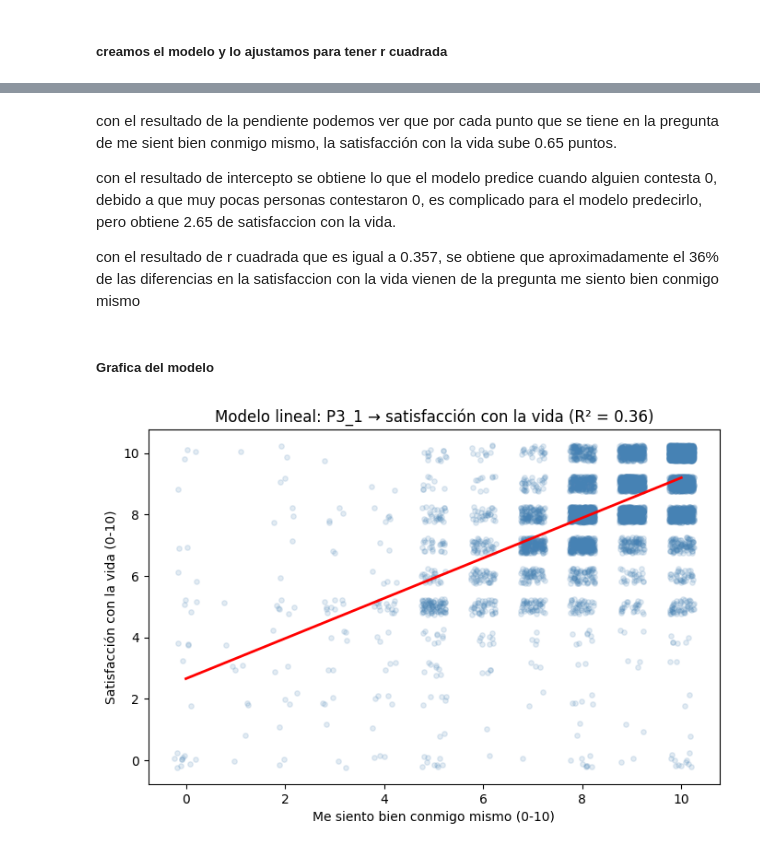
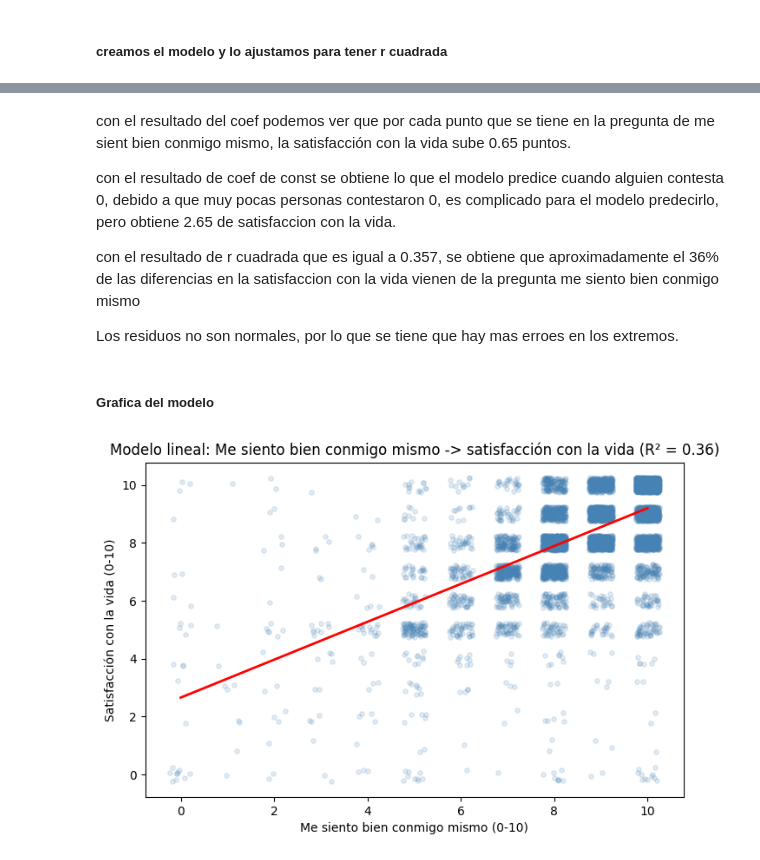
Before and after one commit to jcvzza/bienestar_y_felicidad_en_mexico_2021_2024, a Jupyter notebook: Modelos Lineales y Correlación (Práctica 5)/modelos_lineales_correlacion.ipynb, the cells around one changed output, grey strips where cells are left out. Cells and saved outputs as stored; diff of their text form; code cells hidden in the pictures.

Commit message:
# correcciones del primer modelo

```diff
--- a/Modelos Lineales y Correlación (Práctica 5)/modelos_lineales_correlacion.ipynb
+++ b/Modelos Lineales y Correlación (Práctica 5)/modelos_lineales_correlacion.ipynb
@@ -59,17 +58,7 @@ datos = df_biare[['cb_P3_1', 'cb_P1']].dropna()
 
 #se guarda en x nuestra pregunta a analizar y en y nuestra pregunta objetivo que es la satisfaccion con la vida
 X = datos[['cb_P3_1']]   #hay que usar doble corchete porque en scikitlearn lee tablas, no columnas
+X_sm = sm.add_constant(X)  #agregamos una constante para el modelo de statsmodels
 y = datos['cb_P1']
 # %% [markdown]
 ##### creamos el modelo y lo ajustamos para tener r cuadrada
-# %%
-#creamos el modelo de regresion lineal
-modelo_cb_P3_1 = LinearRegression()
-#entrenamos el modelo
-modelo_cb_P3_1.fit(X, y)
-#hacemos predicciones con el modelo
-y_pred = modelo_cb_P3_1.predict(X)
-
-print(f"Pendiente: {modelo_cb_P3_1.coef_[0]:.3f}")
-print(f"Intercepto: {modelo_cb_P3_1.intercept_:.3f}")
-print(f"R²: {r2_score(y, y_pred):.3f}")
@@ -79,0 +65,4 @@ R²: 0.357
+# %%
+#creamos el modelo de regresion lineal con statsmodels y lo entrenamos
+modelo_sm = sm.OLS(y, X_sm).fit()
+print(modelo_sm.summary())
@@ -80,24 +87,27 @@ R²: 0.357
 # %% [markdown]
-con el resultado de la pendiente podemos ver que por cada punto que se tiene en la pregunta de me sient bien conmigo mismo, la satisfacción con la vida sube 0.65 puntos.
+con el resultado del coef podemos ver que por cada punto que se tiene en la pregunta de me sient bien conmigo mismo, la satisfacción con la vida sube 0.65 puntos.
 
-con el resultado de intercepto se obtiene lo que el modelo predice cuando alguien contesta 0, debido a que muy pocas personas contestaron 0, es complicado para el modelo predecirlo, pero obtiene 2.65 de satisfaccion con la vida.
+con el resultado de coef de const se obtiene lo que el modelo predice cuando alguien contesta 0, debido a que muy pocas personas contestaron 0, es complicado para el modelo predecirlo, pero obtiene 2.65 de satisfaccion con la vida.
 
 con el resultado de r cuadrada que es igual a 0.357, se obtiene que aproximadamente el 36% de las diferencias en la satisfaccion con la vida vienen de la pregunta me siento bien conmigo mismo
+
+Los residuos no son normales, por lo que se tiene que hay mas erroes en los extremos.
 # %% [markdown]
 ##### Grafica del modelo
 # %%
 rng = np.random.default_rng(42)
 x_jit = X['cb_P3_1'] + rng.uniform(-0.25, 0.25, len(X))
 y_jit = y + rng.uniform(-0.25, 0.25, len(y))
 
 x_linea = pd.DataFrame({'cb_P3_1': np.linspace(0, 10, 100)})
+y_linea = modelo_sm.predict(sm.add_constant(x_linea))
 
 plt.figure(figsize=(8, 5))
 plt.scatter(x_jit, y_jit, alpha=0.15, color='steelblue', s=15)
-plt.plot(x_linea['cb_P3_1'], modelo_cb_P3_1.predict(x_linea), color='red', linewidth=2)
-plt.title(f'Modelo lineal: P3_1 → satisfacción con la vida (R² = {r2_score(y, y_pred):.2f})')
+plt.plot(x_linea['cb_P3_1'], y_linea, color='red', linewidth=2)
+plt.title(f'Modelo lineal: Me siento bien conmigo mismo -> satisfacción con la vida (R² = {modelo_sm.rsquared:.2f})')
 plt.xlabel('Me siento bien conmigo mismo (0-10)')
 plt.ylabel('Satisfacción con la vida (0-10)')
 plt.show()
 # %% [output]
-[figure, old version]
+[figure, new version]
```
Also changed, not shown: parts of 3 cells of this notebook.
